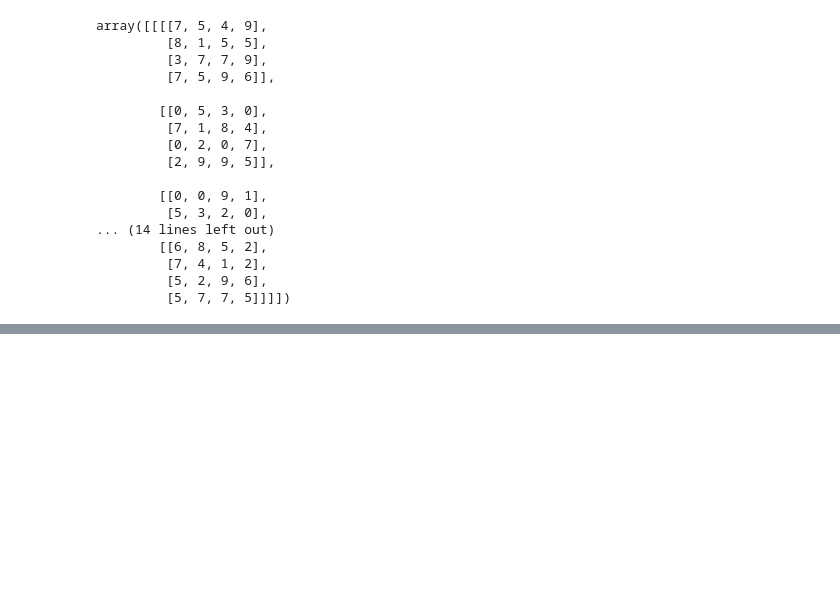
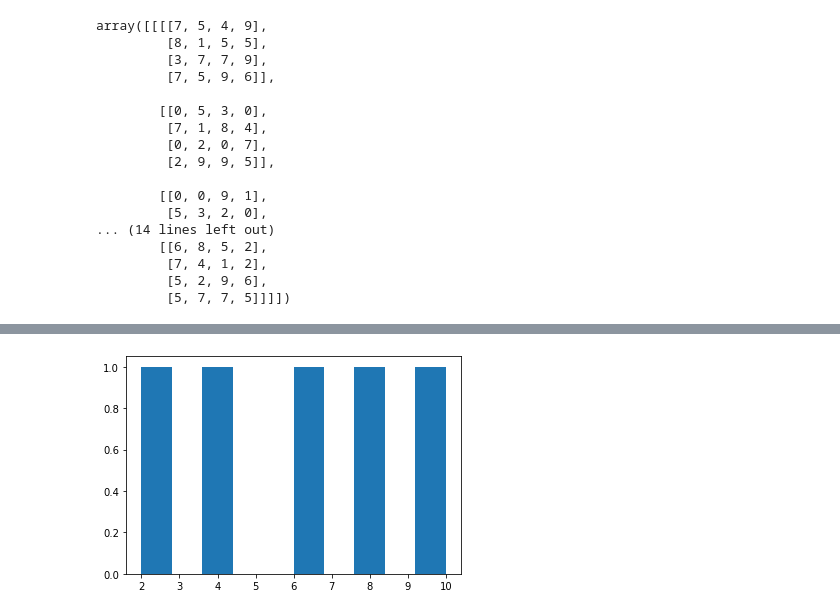
Before and after one commit to IanSeng/MachineLearning, a Jupyter notebook: ml-course/learn-numpy/introduction-to-numpy.ipynb, the cells around one changed output, grey strips where cells are left out. Cells and saved outputs as stored; diff of their text form; code cells hidden in the pictures; blank space fills up the shorter version.

```diff
--- a/ml-course/learn-numpy/introduction-to-numpy.ipynb
+++ b/ml-course/learn-numpy/introduction-to-numpy.ipynb
@@ -333,0 +528,5 @@ array([[[[7, 5, 4, 9],
+# %%
+plt.hist(low_var_array)
+plt.show()
+# %% [output]
+[figure, added]
```
Also changed, not shown: parts of 53 cells of this notebook.
